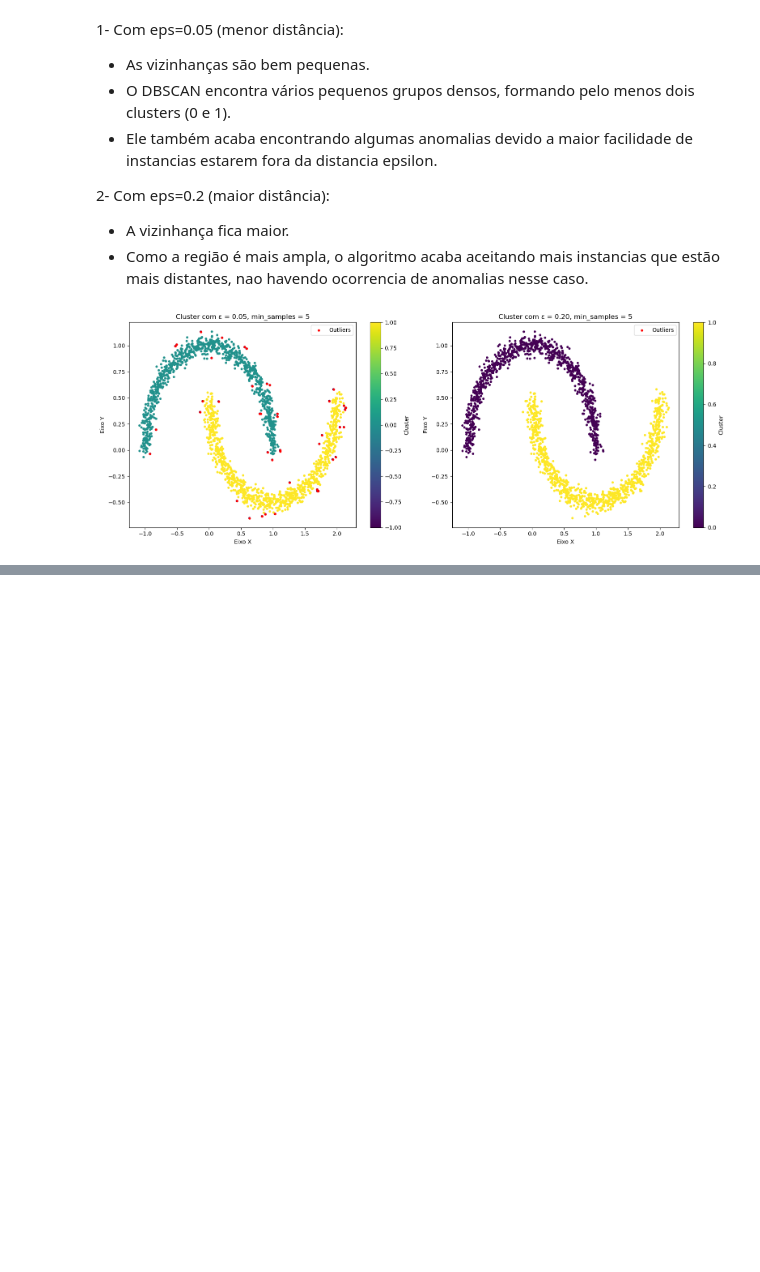
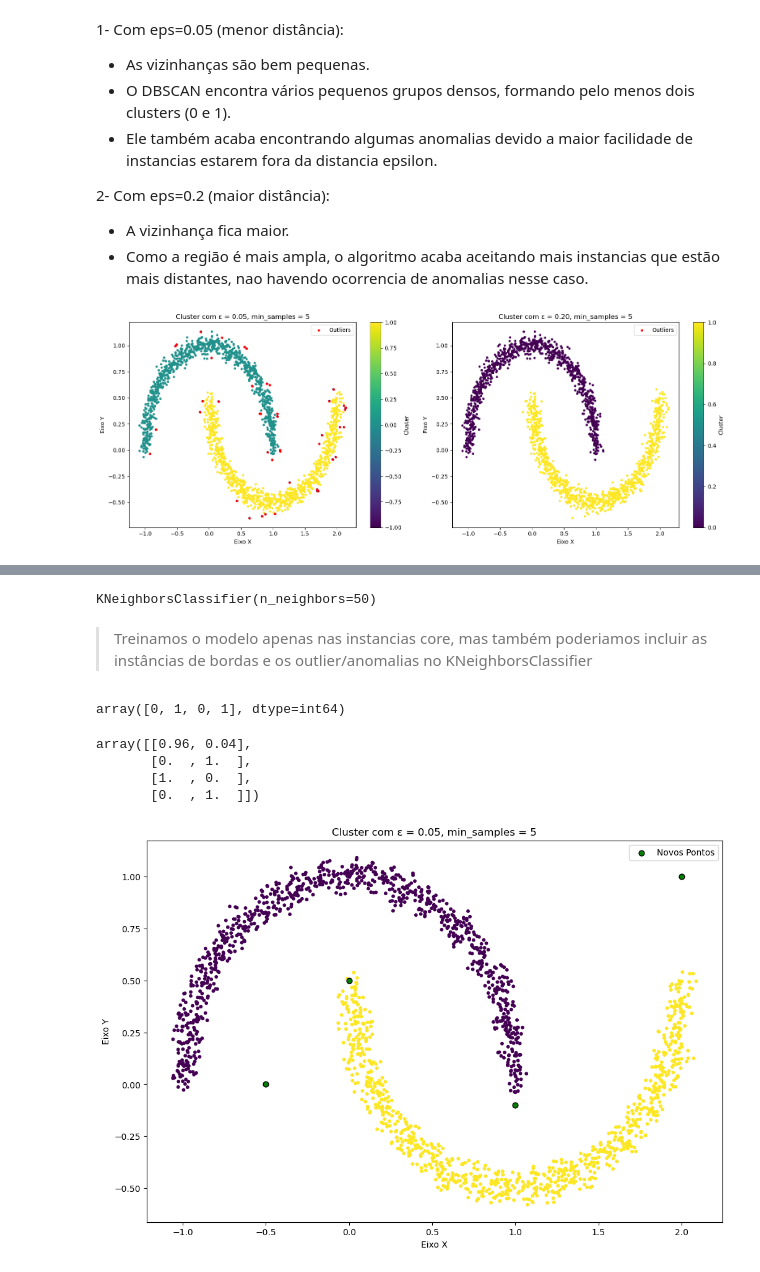
Before and after one commit to rafajovelho/Clustering, a Jupyter notebook: DBSCAN Clustering.ipynb, the cells around one changed output, grey strips where cells are left out. Drawn from its saved outputs; the diff is of its cells as text; code cells hidden in the pictures; blank space fills up the shorter version.

```diff
--- a/DBSCAN Clustering.ipynb
+++ b/DBSCAN Clustering.ipynb
@@ -275,0 +344,37 @@ print(X1[y_pred1 == -1, 1])
+# %%
+# Treinamos esse outro modelo com base no output gerado pelo DBSCAN
+from sklearn.neighbors import KNeighborsClassifier
+knn = KNeighborsClassifier(n_neighbors=50)
+knn.fit(X=dbscan1.components_, y=dbscan1.labels_[dbscan1.core_sample_indices_]) # Estamos treinando apenas nas instancias core, mas também poderiamos incluir as instâncias de bordas e os outlier/anomalias
+# %% [output]
+KNeighborsClassifier(n_neighbors=50)
+# %% [markdown]
+>Treinamos o modelo apenas nas instancias core, mas também poderiamos incluir as instâncias de bordas e os outlier/anomalias no KNeighborsClassifier
+# %%
+# Algumas instâncias novas:
+X_new = np.array([[-0.5,0],[0,0.5],[1,-0.1],[2,1]])
+
+knn.predict(X_new)
+# %% [output]
+array([0, 1, 0, 1], dtype=int64)
+# %%
+# mostrando a probabilidade de cada uma dos novos registros serem de cada label
+knn.predict_proba(X_new)
+# %% [output]
+array([[0.96, 0.04],
+       [0.  , 1.  ],
+       [1.  , 0.  ],
+       [0.  , 1.  ]])
+# %%
+# plotando as 4 novas instâncias no gráfico para identificá-las e ver a qual cluster ela se agrupou
+plt.figure(figsize=(12,8))
+
+plt.scatter(dbscan1.components_[:, 0], dbscan1.components_[:, 1], c=dbscan1.labels_[dbscan1.core_sample_indices_], cmap="viridis", s=10) # plot apenas com as instancias core (core considerando o dataset inteiro)
+plt.scatter(X_new[:,0], X_new[:,1], c = 'g', s=40, edgecolors='black' ,label= 'Novos Pontos') # novos pontos
+plt.title("Cluster com ε = 0.05, min_samples = 5")
+plt.xlabel("Eixo X")
+plt.ylabel("Eixo Y")
+plt.legend()
+plt.show()
+# %% [output]
+[figure, added]
```
Also changed, not shown: parts of 29 cells of this notebook.
